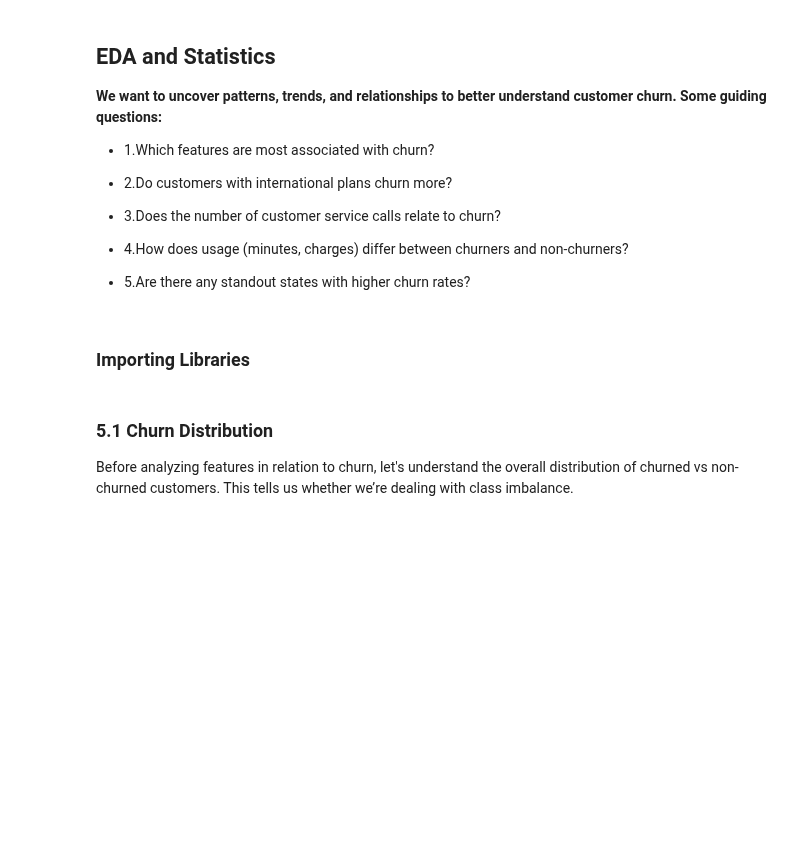
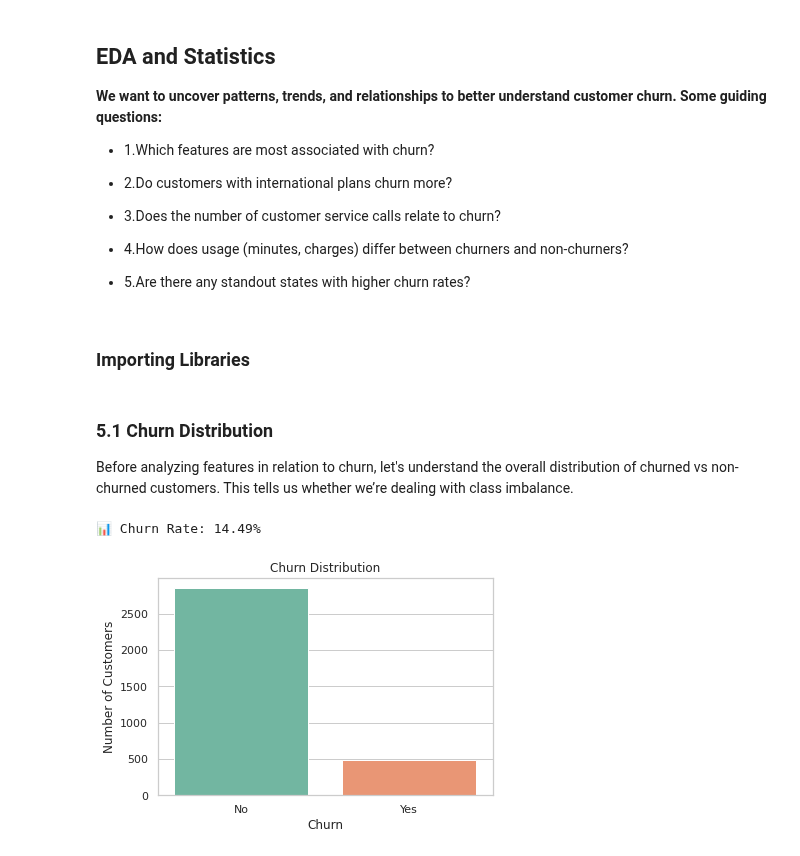
Before and after one commit to OndiekiFrank/ChurnSage-Customer-Retention-Intelligence, a Jupyter notebook: notebooks/ChurnSage_Customer_Retention_Model.ipynb, the cells around one changed output. Cells and saved outputs as stored; diff of their text form; code cells hidden in the pictures; blank space fills up the shorter version.

Commit message:
plot churn distribution and print churn rate

```diff
--- a/notebooks/ChurnSage_Customer_Retention_Model.ipynb
+++ b/notebooks/ChurnSage_Customer_Retention_Model.ipynb
@@ -201,3 +201,19 @@ sns.set(style="whitegrid")
 ### 5.1 Churn Distribution
 
 Before analyzing features in relation to churn, let's understand the overall distribution of churned vs non-churned customers. This tells us whether we’re dealing with class imbalance.
+# %%
+# Plot churn distribution
+plt.figure(figsize=(6, 4))
+sns.countplot(x='churn', data=df, palette='Set2')
+plt.title("Churn Distribution")
+plt.xlabel("Churn")
+plt.ylabel("Number of Customers")
+plt.xticks([0, 1], ['No', 'Yes'])
+
+# Show churn rate
+churn_rate = df['churn'].mean()
+print(f"📊 Churn Rate: {churn_rate:.2%}")
+plt.show()
+# %% [output]
+📊 Churn Rate: 14.49%
+[figure, added]
```
